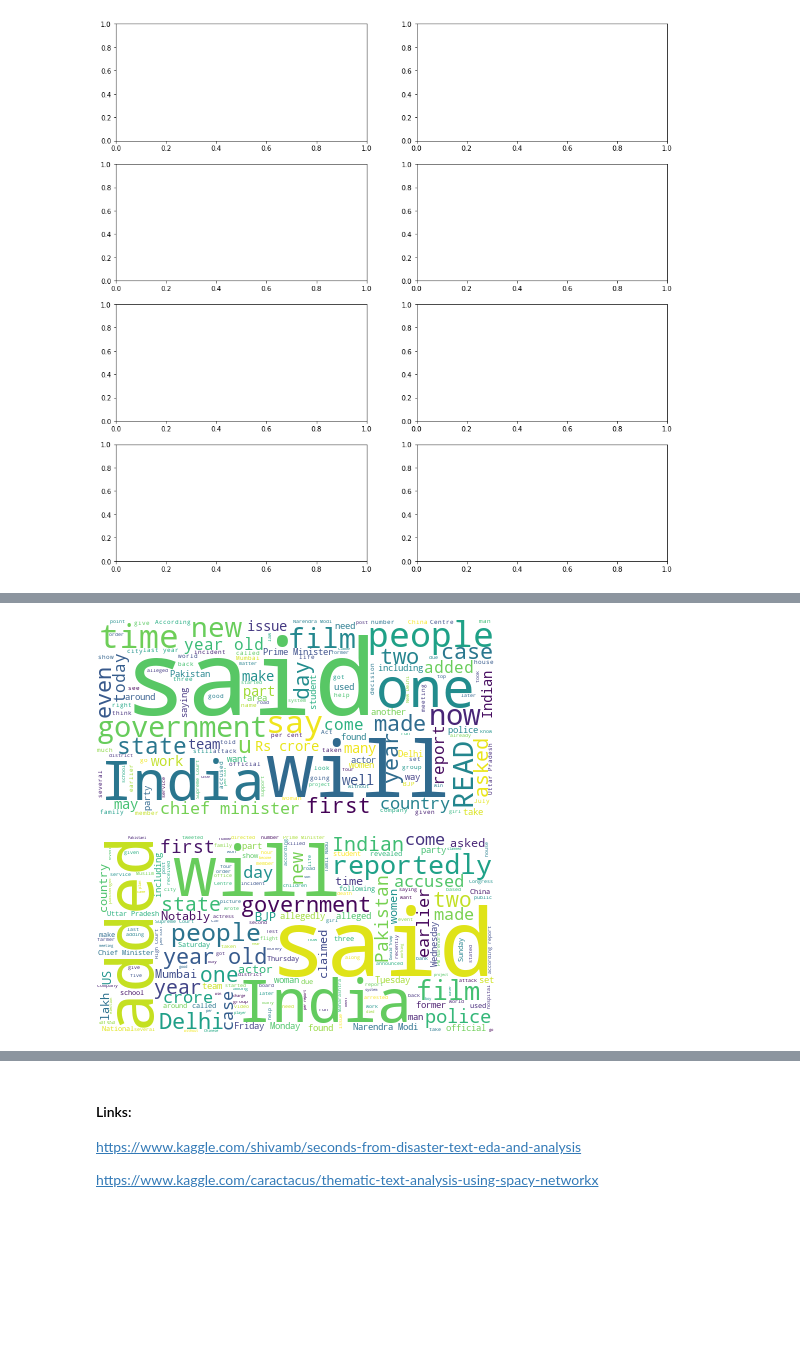
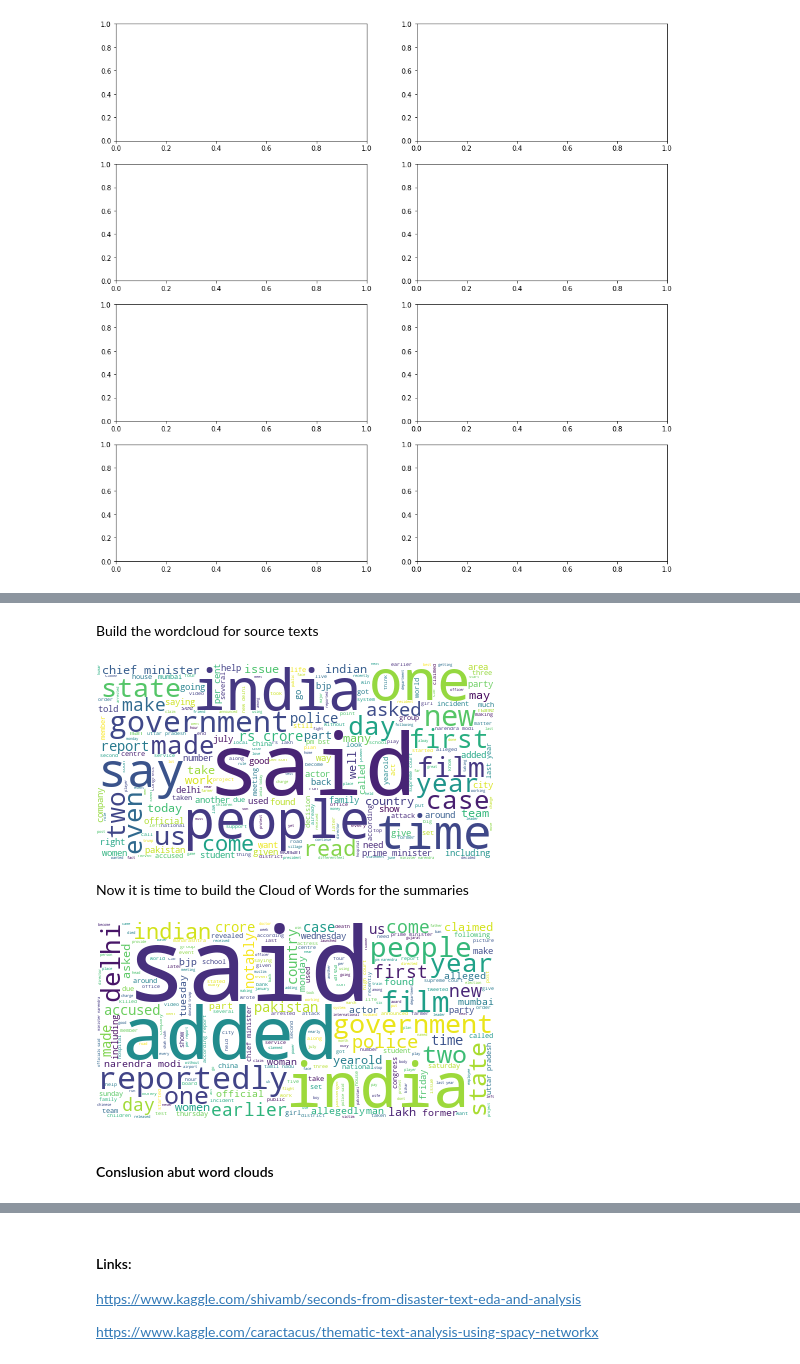
Before and after one commit to edumunozsala/MLE_Capstone_Text_Summarization, a Jupyter notebook: data_analysis/Text_summarization_EDA.ipynb, the cells around one changed output, grey strips where cells are left out. Cells and saved outputs as stored; diff of their text form; code cells hidden in the pictures; blank space fills up the shorter version.

```diff
--- a/data_analysis/Text_summarization_EDA.ipynb
+++ b/data_analysis/Text_summarization_EDA.ipynb
@@ -181,0 +263,4 @@ plot_vars.shape
+# %%
+# import the seaborn library, it is a powerful library for plotting and commonly used with matplotlib
+import seaborn as sns
+sns.set_style("white")
@@ -212,0 +336,22 @@ plt.show()
+# %%
+def clean_text(text):
+    ''' Apply some basic techniques for cleaning a text for an analysis of words
+
+    Input:
+       - text: text to be cleaned
+    Output:
+       - result: cleaned text
+    '''
+    # Lowercase the text
+    text = text.lower()
+    # Remove any  non-alphabet characters including digits
+    pattern =  r'[^a-zA-Z\s]'
+    text = re.sub(pattern, '', text)
+    # Remove punctuation
+    #table=str.maketrans('','',string.punctuation)
+    #text = text.translate(table)
+    # Remove the stopwords
+    tokens = nltk.word_tokenize(text)
+    tokens = [token.strip() for token in tokens]
+    text = ' '.join([token for token in tokens if token not in stopword])
+    return text
@@ -213,8 +364,13 @@ plt.show()
+# %%
+cleaned_summary = dataset['summary'].apply(lambda x : clean_text(x))
+cleaned_text = dataset['text'].apply(lambda x : clean_text(x))
+# %% [markdown]
+Build the wordcloud for source texts
 # %%
 # Import the wordcloud library
 from wordcloud import WordCloud
 # Join the different processed titles together.
-long_string = ','.join(list(dataset['text'].values))
+long_string = ','.join(list(cleaned_text.values))
 # Create a WordCloud object
 wordcloud = WordCloud(background_color="white", max_words=1000, contour_width=3, contour_color='steelblue')
 # Generate a word cloud
@@ -222,19 +378,23 @@ wordcloud.generate(long_string)
 # Visualize the word cloud
 wordcloud.to_image()
 # %% [output]
-[figure, old version]
+[figure, new version]
+# %% [markdown]
+Now it is time to build the Cloud of Words for the summaries
 # %%
 # Import the wordcloud library
 from wordcloud import WordCloud
 # Join the different processed titles together.
-long_string = ','.join(list(dataset['summary'].values))
+long_string = ','.join(list(cleaned_summary.values))
 # Create a WordCloud object
 wordcloud = WordCloud(background_color="white", max_words=1000, contour_width=3, contour_color='steelblue')
 # Generate a word cloud
 wordcloud.generate(long_string)
 # Visualize the word cloud
 wordcloud.to_image()
 # %% [output]
-[figure, old version]
+[figure, new version]
+# %% [markdown]
+#### Conslusion abut word clouds
 # %% [markdown]
 ### Topic Modelling
```
Also changed, not shown: parts of 32 cells of this notebook, 5 other files.
